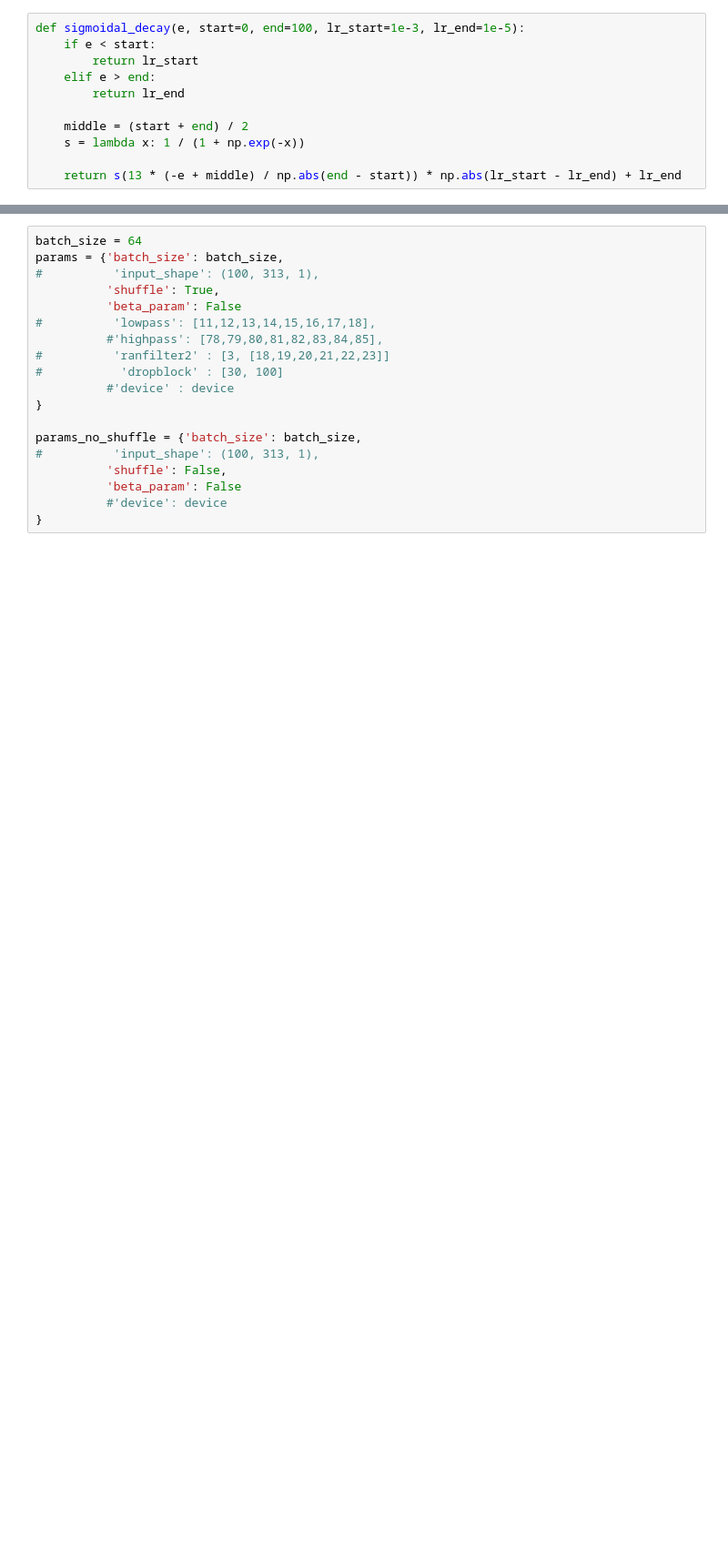
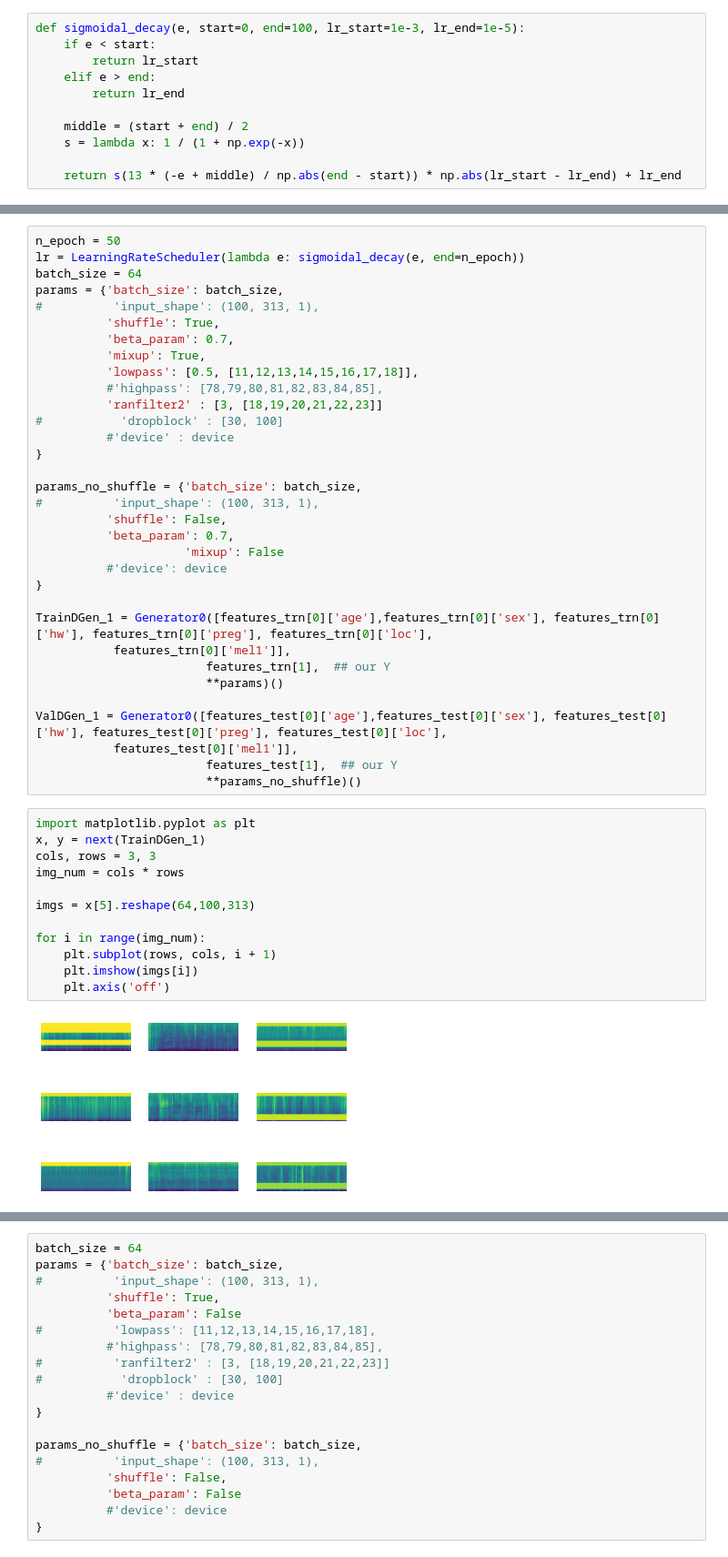
Before and after one commit to ikwak2/hmd, a Jupyter notebook: notebooks/model_iy3.ipynb, the cells around one changed output, grey strips where cells are left out. Shown at 91% size. Saved outputs shown, nothing was run; the diff lists cells and outputs as text; blank space fills up the shorter version.

```diff
--- a/notebooks/model_iy3.ipynb
+++ b/notebooks/model_iy3.ipynb
@@ -2163,0 +1355,47 @@ class DataGenerator(tensorflow.keras.utils.Sequence):
+# %%
+n_epoch = 50
+lr = LearningRateScheduler(lambda e: sigmoidal_decay(e, end=n_epoch))
+batch_size = 64
+params = {'batch_size': batch_size,
+#          'input_shape': (100, 313, 1),
+          'shuffle': True,
+          'beta_param': 0.7,
+          'mixup': True,
+          'lowpass': [0.5, [11,12,13,14,15,16,17,18]],
+          #'highpass': [78,79,80,81,82,83,84,85],
+          'ranfilter2' : [3, [18,19,20,21,22,23]]
+#           'dropblock' : [30, 100]
+          #'device' : device
+}
+
+params_no_shuffle = {'batch_size': batch_size,
+#          'input_shape': (100, 313, 1),
+          'shuffle': False,
+          'beta_param': 0.7,
+                     'mixup': False
+          #'device': device
+}
+
+TrainDGen_1 = Generator0([features_trn[0]['age'],features_trn[0]['sex'], features_trn[0]['hw'], features_trn[0]['preg'], features_trn[0]['loc'],
+           features_trn[0]['mel1']],
+                        features_trn[1],  ## our Y
+                        **params)()
+
+ValDGen_1 = Generator0([features_test[0]['age'],features_test[0]['sex'], features_test[0]['hw'], features_test[0]['preg'], features_test[0]['loc'],
+           features_test[0]['mel1']],
+                        features_test[1],  ## our Y
+                        **params_no_shuffle)()
+# %%
+import matplotlib.pyplot as plt
+x, y = next(TrainDGen_1)
+cols, rows = 3, 3
+img_num = cols * rows
+
+imgs = x[5].reshape(64,100,313)
+
+for i in range(img_num):
+    plt.subplot(rows, cols, i + 1)
+    plt.imshow(imgs[i])
+    plt.axis('off')
+# %% [output]
+[figure, added]
```
Also changed, not shown: parts of 153 cells of this notebook, 1 other file.
